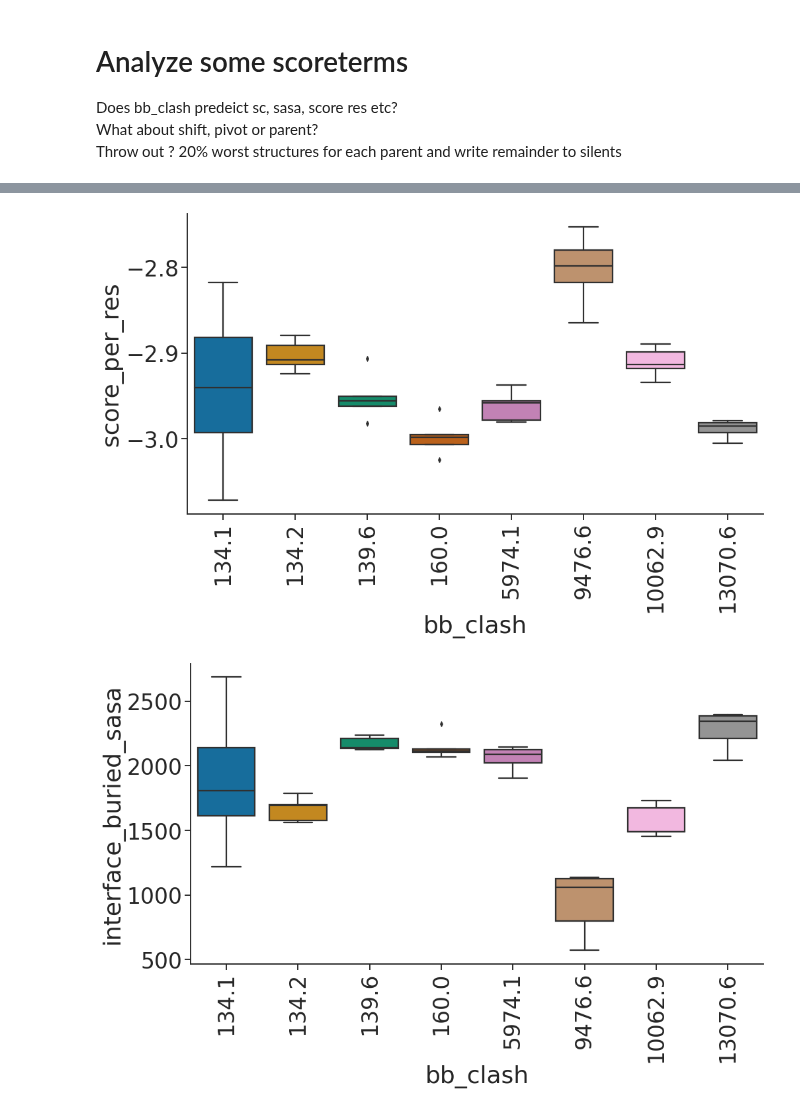
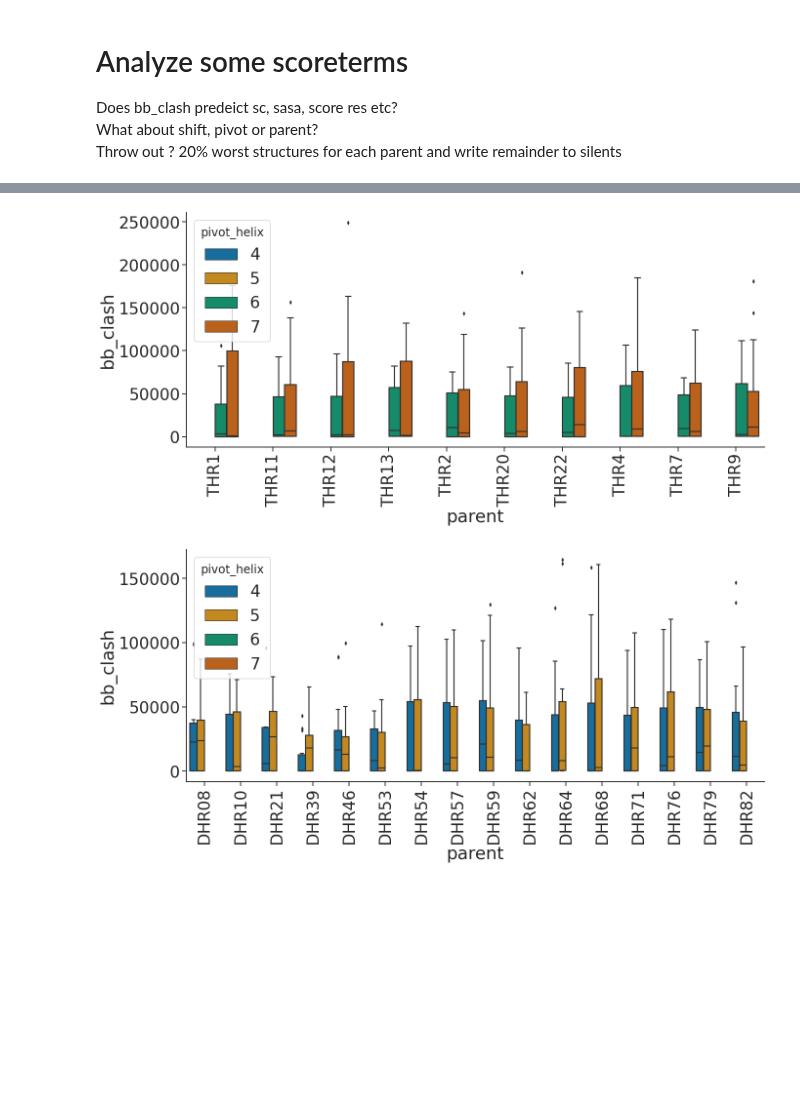
Before and after one commit to proleu/hinges, a Jupyter notebook: 01_make_states.ipynb, the cells around one changed output, grey strips where cells are left out. Saved outputs shown, nothing was run; the diff lists cells and outputs as text; code cells hidden in the pictures; blank space fills up the shorter version.

```diff
--- a/01_make_states.ipynb
+++ b/01_make_states.ipynb
@@ -358,7 +351,7 @@ def read_scorefile(scores):
     tabulated_scores = pd.DataFrame(dicts, index=index)
     return tabulated_scores
 
-output_path = os.path.join(os.getcwd(), "states")
+output_path = os.path.join(os.getcwd(), "01_make_states")
 scores = os.path.join(output_path, "scores.json")
 scores_df = read_scorefile(scores)
 scores_df.head()
@@ -412,25 +398,34 @@ plt.savefig("TH_parents.png")
+# %%
+sorted_parents = sorted(list(set(scores_df.parent.values)))
+thrs = [x for x in sorted_parents if "THR" in x]
+dhrs_nocys = [x for x in sorted_parents if "nocys" in x]
+dhrs = [x for x in sorted_parents if ("THR" not in x and "nocys" not in x)]
 # %%
-fig = plt.figure(figsize=(15,10), tight_layout=True)
+fig = plt.figure(figsize=(20,10), tight_layout=True)
+pivot_order = ['4', '5', '6', '7']
 ax = sns.boxplot(
-    x="bb_clash", y="score_per_res", data=new_scores,
+    x="parent", y="bb_clash", data=scores_df,
+    hue="pivot_helix", hue_order=pivot_order,
+    order=thrs,
 )
 sns.despine()
+plt.setp(ax.get_legend().get_title(), fontsize='24')
 plt.xticks(rotation=90)
-labels = [item.get_text() for item in ax.get_xticklabels()]
-ax.set_xticklabels([str(round(float(label), 1)) for label in labels])
-plt.savefig("TH_clash_vs_score.png")
+plt.savefig("01_thr_parent_vs_clash_groupby_pivot.png")
 # %% [output]
-[figure, old version]
+[figure, new version]
 # %%
-fig = plt.figure(figsize=(15,10), tight_layout=True)
+fig = plt.figure(figsize=(20,10), tight_layout=True)
+pivot_order = ['4', '5', '6', '7']
 ax = sns.boxplot(
-    x="bb_clash", y="interface_buried_sasa", data=new_scores,
+    x="parent", y="bb_clash", data=scores_df,
+    hue="pivot_helix", hue_order=pivot_order,
+    order=dhrs,
 )
 sns.despine()
+plt.setp(ax.get_legend().get_title(), fontsize='24')
 plt.xticks(rotation=90)
-labels = [item.get_text() for item in ax.get_xticklabels()]
-ax.set_xticklabels([str(round(float(label), 1)) for label in labels])
-plt.savefig("TH_clash_vs_sasa.png")
+plt.savefig("01_dhr_parent_vs_clash_groupby_pivot.png")
 # %% [output]
-[figure, old version]
+[figure, new version]
 # %%
```
Also changed, not shown: parts of 22 cells of this notebook.
